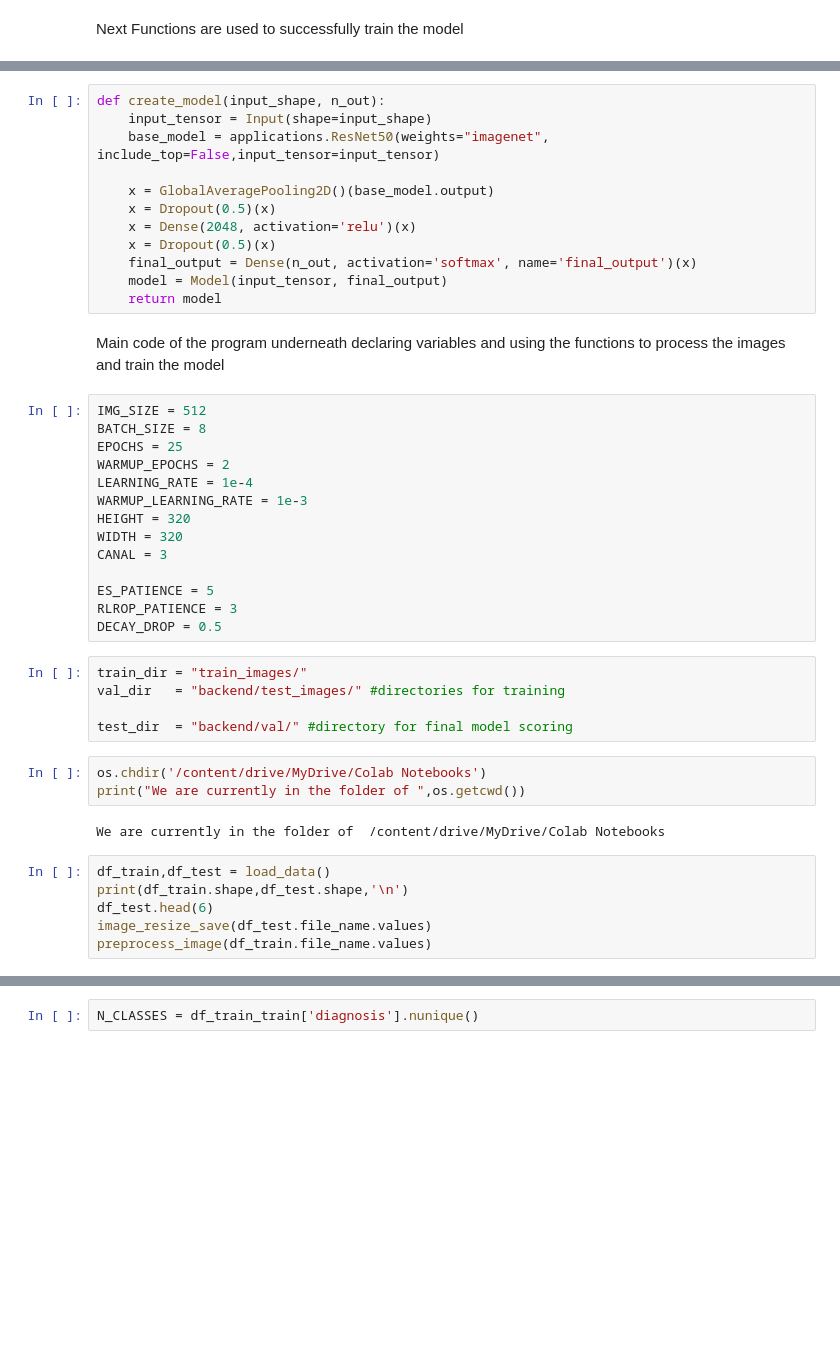
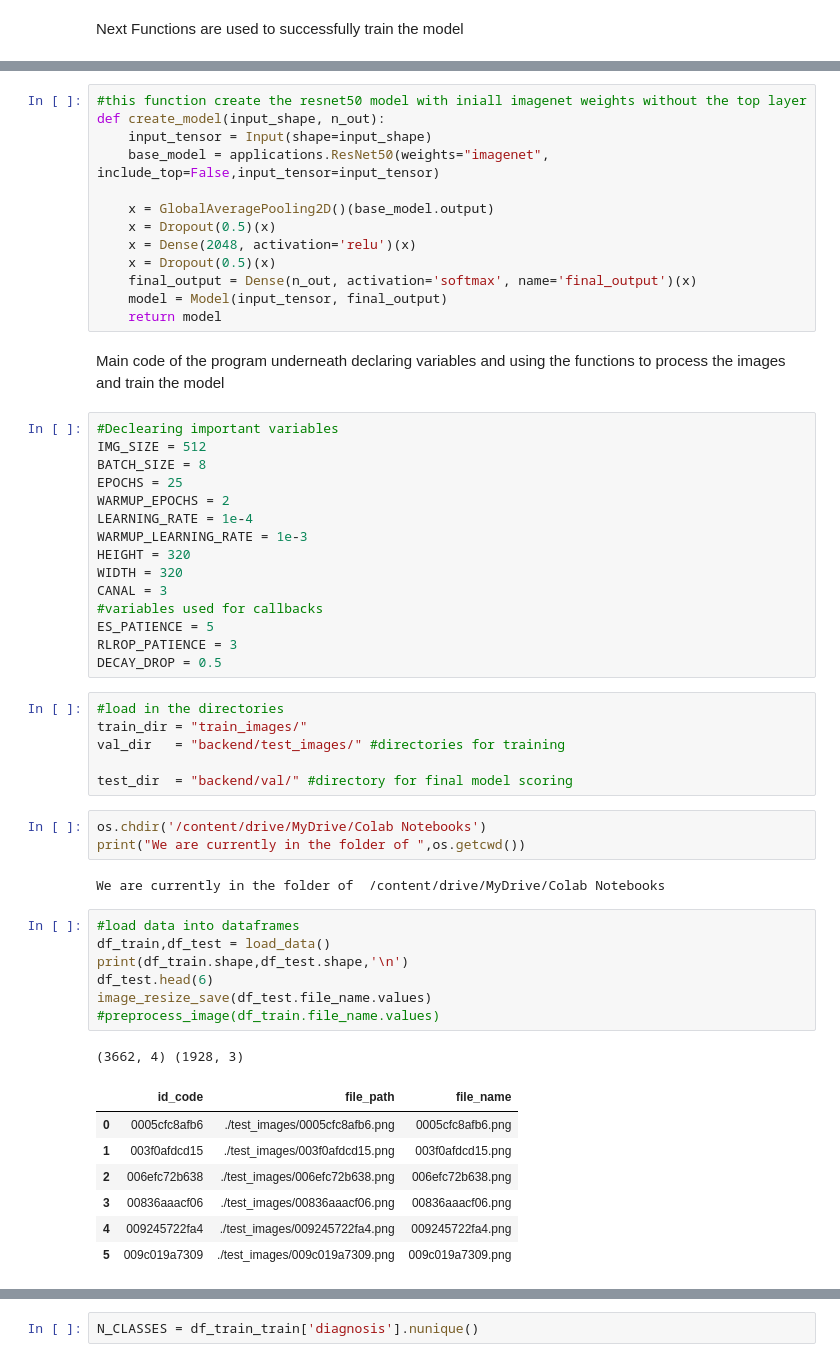
Before and after one commit to maciek98s/FYP-DRMS, a Jupyter notebook: Backend/TrainingMlModel.ipynb, the cells around one changed output, grey strips where cells are left out. Drawn from its saved outputs; the diff is of its cells as text; blank space fills up the shorter version.

```diff
--- a/Backend/TrainingMlModel.ipynb
+++ b/Backend/TrainingMlModel.ipynb
@@ -156,5 +162,6 @@ def img_generator(train,test):
     return train_generator,valid_generator,test_generator
 # %%
+#this function create the resnet50 model with iniall imagenet weights without the top layer
 def create_model(input_shape, n_out):
     input_tensor = Input(shape=input_shape)
     base_model = applications.ResNet50(weights="imagenet", include_top=False,input_tensor=input_tensor)
@@ -169,6 +176,7 @@ def create_model(input_shape, n_out):
 # %% [markdown]
 Main code of the program underneath declaring variables and using the functions to process the images and train the model
 # %%
+#Declearing important variables
 IMG_SIZE = 512
 BATCH_SIZE = 8
 EPOCHS = 25
@@ -178,11 +186,12 @@ WARMUP_LEARNING_RATE = 1e-3
 HEIGHT = 320
 WIDTH = 320
 CANAL = 3
-
+#variables used for callbacks
 ES_PATIENCE = 5
 RLROP_PATIENCE = 3
 DECAY_DROP = 0.5
 # %%
+#load in the directories
 train_dir = "train_images/"
 val_dir   = "backend/test_images/" #directories for training
 
@@ -193,11 +202,21 @@ print("We are currently in the folder of ",os.getcwd())
 # %% [output]
 We are currently in the folder of  /content/drive/MyDrive/Colab Notebooks
 # %%
+#load data into dataframes
 df_train,df_test = load_data()
 print(df_train.shape,df_test.shape,'\n')
 df_test.head(6)
 image_resize_save(df_test.file_name.values)
-preprocess_image(df_train.file_name.values)
+#preprocess_image(df_train.file_name.values)
+# %% [output]
+(3662, 4) (1928, 3)
+|  | id_code | file_path | file_name |
+| 0 | 0005cfc8afb6 | ./test_images/0005cfc8afb6.png | 0005cfc8afb6.png |
+| 1 | 003f0afdcd15 | ./test_images/003f0afdcd15.png | 003f0afdcd15.png |
+| 2 | 006efc72b638 | ./test_images/006efc72b638.png | 006efc72b638.png |
+| 3 | 00836aaacf06 | ./test_images/00836aaacf06.png | 00836aaacf06.png |
+| 4 | 009245722fa4 | ./test_images/009245722fa4.png | 009245722fa4.png |
+| 5 | 009c019a7309 | ./test_images/009c019a7309.png | 009c019a7309.png |
 # %%
 df_train_train,df_train_valid = train_test_split(df_train,test_size = 0.2)
 print(df_train_train.shape,df_train_valid.shape)
```
Also changed, not shown: parts of 15 cells of this notebook.
